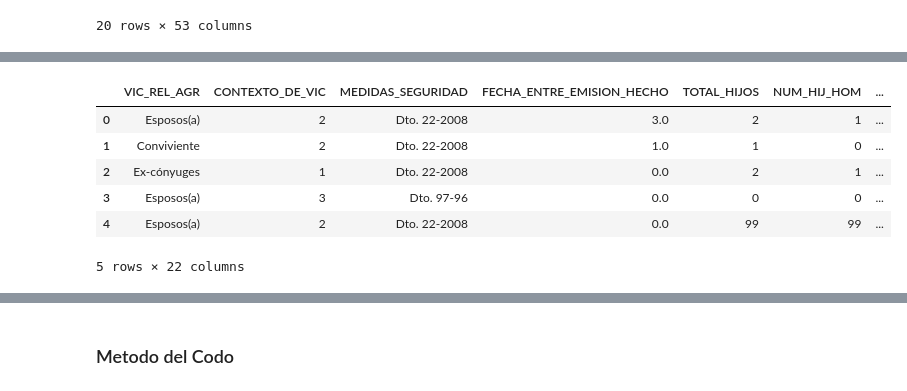
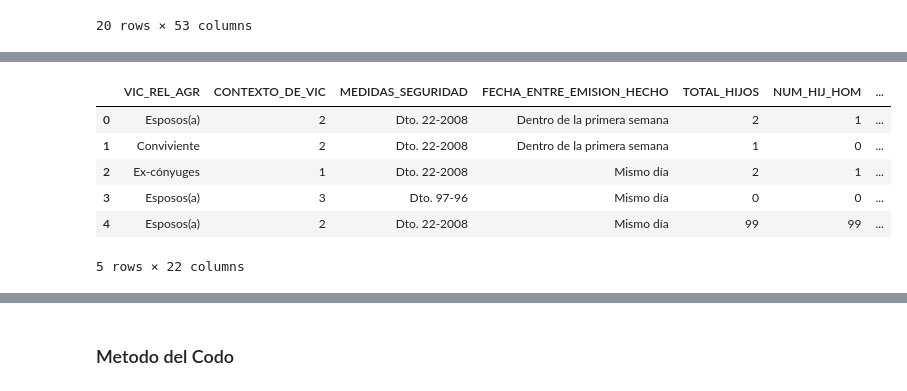
Before and after one commit to chamale-rac/data-mining-project, a Jupyter notebook: gauge_clustering.ipynb, the cells around one changed output, grey strips where cells are left out. Saved outputs shown, nothing was run; the diff lists cells and outputs as text; code cells hidden in the pictures.

```diff
--- a/gauge_clustering.ipynb
+++ b/gauge_clustering.ipynb
@@ -31,10 +31,29 @@ df.head(20)
 | 18 | 2013 | 1 | 23 | guatemala | Víctima | Mujeres | 25.0 | 1 | ... |
 | 19 | 2013 | 1 | 28 | guatemala | Víctima | Mujeres | 42.0 | 99 | ... |
 20 rows × 53 columns
-# %%
-df['FECHA_EMISION'] = pd.to_datetime(df['FECHA_EMISION'])
-df['FECHA_HECHO'] = pd.to_datetime(df['FECHA_HECHO'])
-df['FECHA_ENTRE_EMISION_HECHO'] = (df['FECHA_EMISION'] - df['FECHA_HECHO']).dt.days
+# %%
+df['FECHA_EMISION'] = pd.to_datetime(df['FECHA_EMISION'])
+df['FECHA_HECHO'] = pd.to_datetime(df['FECHA_HECHO'])
+df['DAYS_DIFF'] = (df['FECHA_EMISION'] - df['FECHA_HECHO']).dt.days
+
+def categorize_date_diff(days_diff):
+    if days_diff == 0:
+        return 'Mismo día'
+    elif 1 <= days_diff <= 7:
+        return 'Dentro de la primera semana'
+    elif 8 <= days_diff <= 30:
+        return 'Dentro del primer mes'
+    elif 31 <= days_diff <= 365:
+        return 'Dentro del primer año'
+    elif days_diff > 365:
+        return 'Más de un año'
+    else:
+        return 'Fecha de emisión anterior a fecha del hecho'
+
+df['FECHA_ENTRE_EMISION_HECHO'] = df['DAYS_DIFF'].apply(categorize_date_diff)
+
+# Eliminamos la columna 'DAYS_DIFF' si ya no es necesaria
+df.drop(columns=['DAYS_DIFF'], inplace=True)
 # %%
 nuevas_columnas = [
     'VIC_REL_AGR', 'HEC_TIPAGRE', 'CONTEXTO_DE_VIC', 'MEDIDAS_SEGURIDAD',
@@ -56,31 +75,31 @@ nuevo_df.head()
 # %%
 df_exploded = df.explode('HEC_TIPAGRE')
 
 dummies = pd.get_dummies(df_exploded['HEC_TIPAGRE'], prefix='TipoAgre')
 
 df_exploded = df_exploded.join(dummies)
 
-df_final = df_exploded.groupby(df_exploded.index)[dummies.columns].max(numeric_only=False)*1
+df_final = df_exploded.groupby(df_exploded.index)[dummies.columns].max(numeric_only=False)
 
 
 cols = ['VIC_REL_AGR', 'CONTEXTO_DE_VIC', 'MEDIDAS_SEGURIDAD',
                      'FECHA_ENTRE_EMISION_HECHO', 'TOTAL_HIJOS', 'NUM_HIJ_HOM',
                      'NUM_HIJ_MUJ', 'OTRAS_VICTIMAS', 'VIC_OTRAS_HOM', 'VIC_OTRAS_MUJ',
                      'VIC_OTRAS_N_OS', 'VIC_OTRAS_N_AS', 'AGRESORES_OTROS_TOTAL',
                      'AGR_OTROS_HOM', 'AGR_OTRAS_MUJ', 'AGR_OTROS_N_OS', 'AGR_OTRAS_N_AS','HEC_RECUR_DENUN']
 
 for col in cols:
     df_final[col] = df.loc[df.index.isin(df_final.index), col]
 
 df_final = df_final[[*cols, *dummies.columns]]
 df_final.head()
 # %% [output]
 |  | VIC_REL_AGR | CONTEXTO_DE_VIC | MEDIDAS_SEGURIDAD | FECHA_ENTRE_EMISION_HECHO | TOTAL_HIJOS | NUM_HIJ_HOM | ... |
-| 0 | Esposos(a) | 2 | Dto. 22-2008 | 3.0 | 2 | 1 | ... |
-| 1 | Conviviente | 2 | Dto. 22-2008 | 1.0 | 1 | 0 | ... |
-| 2 | Ex-cónyuges | 1 | Dto. 22-2008 | 0.0 | 2 | 1 | ... |
-| 3 | Esposos(a) | 3 | Dto. 97-96 | 0.0 | 0 | 0 | ... |
-| 4 | Esposos(a) | 2 | Dto. 22-2008 | 0.0 | 99 | 99 | ... |
+| 0 | Esposos(a) | 2 | Dto. 22-2008 | Dentro de la primera semana | 2 | 1 | ... |
+| 1 | Conviviente | 2 | Dto. 22-2008 | Dentro de la primera semana | 1 | 0 | ... |
+| 2 | Ex-cónyuges | 1 | Dto. 22-2008 | Mismo día | 2 | 1 | ... |
+| 3 | Esposos(a) | 3 | Dto. 97-96 | Mismo día | 0 | 0 | ... |
+| 4 | Esposos(a) | 2 | Dto. 22-2008 | Mismo día | 99 | 99 | ... |
 5 rows × 22 columns
 # %%
 def convertir_columnas(valor):
```
Also changed, not shown: parts of 35 cells of this notebook.
